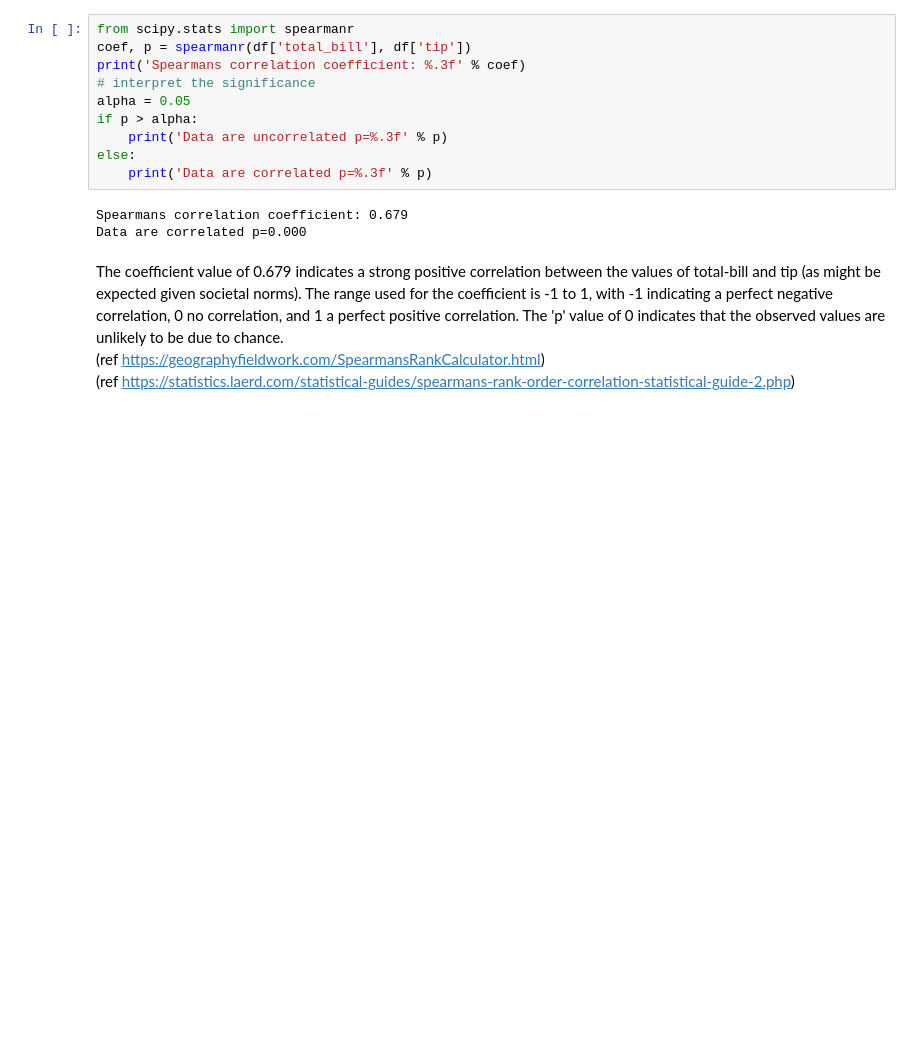
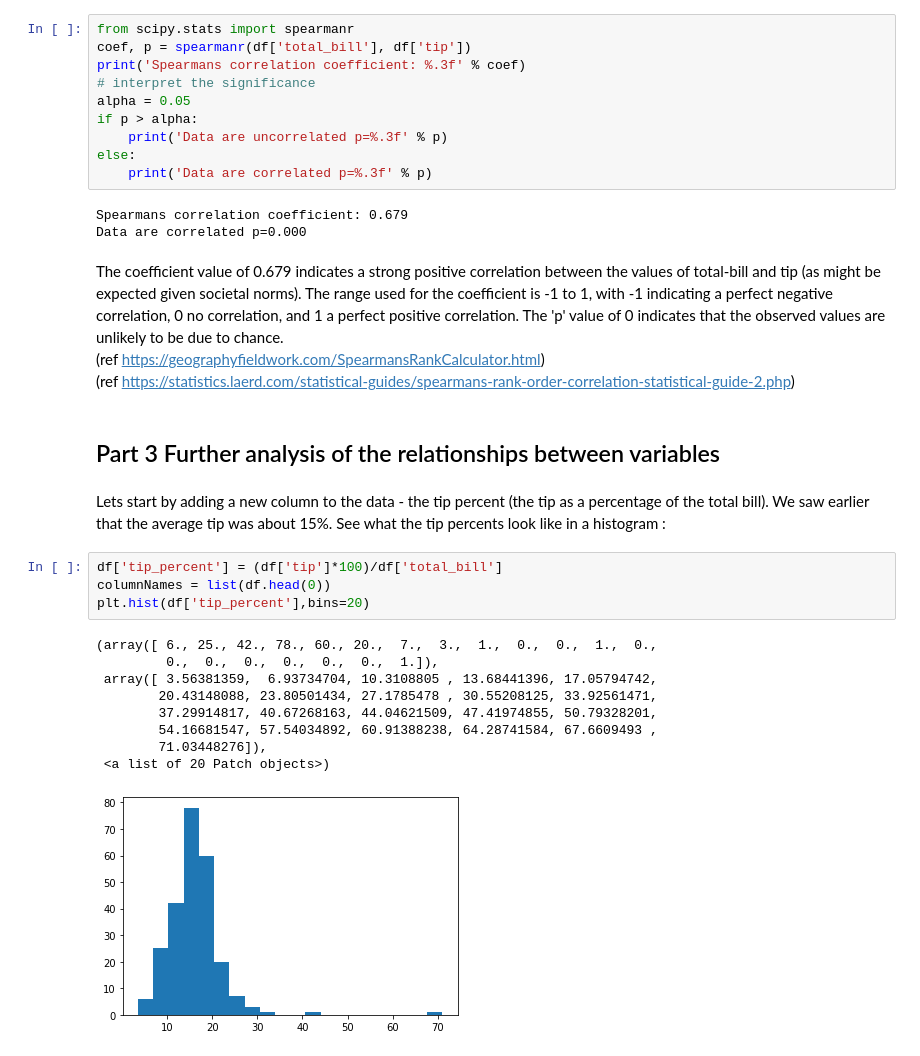
Before and after one commit to NigelSlack/Fundamentals-of-Data-Analysis, a Jupyter notebook: jupyter_notebook.ipynb, the cells around one changed output. Cells and saved outputs as stored; diff of their text form; blank space fills up the shorter version.

Commit message:
Notebook upgrade - add tip percent
Add a tip percent (as a percentage of total_bill) column, and illustrate with a histogram.

```diff
--- a/jupyter_notebook.ipynb
+++ b/jupyter_notebook.ipynb
@@ -264,3 +247,21 @@ Data are correlated p=0.000
 The coefficient value of 0.679 indicates a strong positive correlation between the values of total-bill and tip (as might be expected given societal norms). The range used for the coefficient is -1 to 1, with -1 indicating a perfect negative correlation, 0 no correlation, and 1 a perfect positive correlation. The 'p' value of 0 indicates that the observed values are unlikely to be due to chance.
 (ref https://geographyfieldwork.com/SpearmansRankCalculator.html)
 (ref https://statistics.laerd.com/statistical-guides/spearmans-rank-order-correlation-statistical-guide-2.php)
+# %% [markdown]
+## Part 3 Further analysis of the relationships between variables
+# %% [markdown]
+Lets start by adding a new column to the data - the tip percent (the tip as a percentage of the total bill). We saw earlier that the average tip was about 15%. See what the tip percents look like in a histogram :
+# %%
+df['tip_percent'] = (df['tip']*100)/df['total_bill']
+columnNames = list(df.head(0))
+plt.hist(df['tip_percent'],bins=20)
+# %% [output]
+(array([ 6., 25., 42., 78., 60., 20.,  7.,  3.,  1.,  0.,  0.,  1.,  0.,
+         0.,  0.,  0.,  0.,  0.,  0.,  1.]),
+ array([ 3.56381359,  6.93734704, 10.3108805 , 13.68441396, 17.05794742,
+        20.43148088, 23.80501434, 27.1785478 , 30.55208125, 33.92561471,
+        37.29914817, 40.67268163, 44.04621509, 47.41974855, 50.79328201,
+        54.16681547, 57.54034892, 60.91388238, 64.28741584, 67.6609493 ,
+        71.03448276]),
+ <a list of 20 Patch objects>)
+[figure, added]
```
Also changed, not shown: parts of 2 cells of this notebook.
